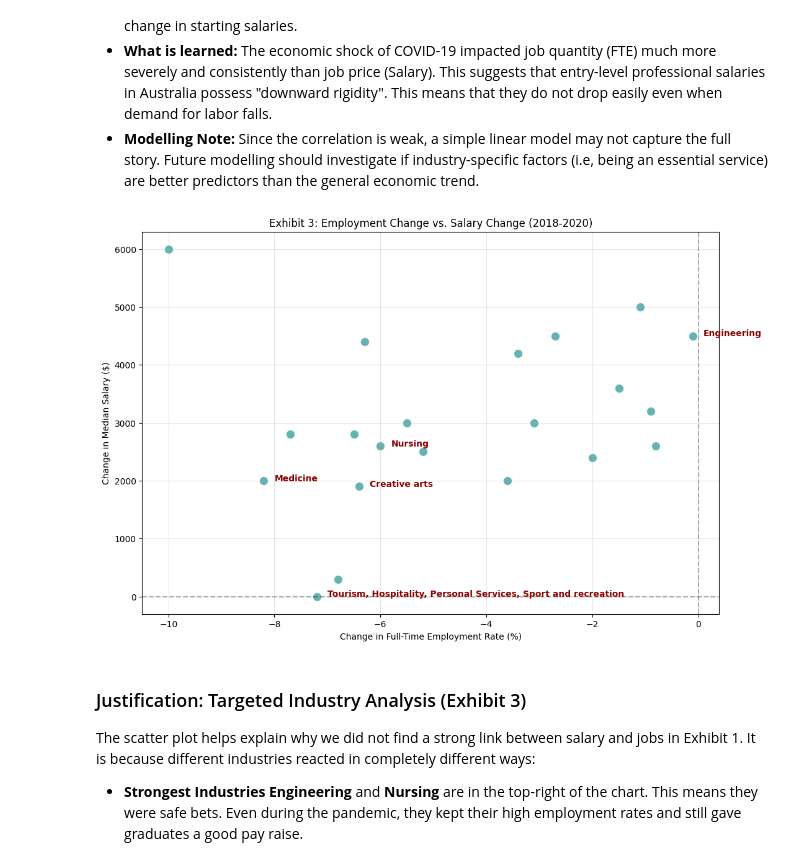
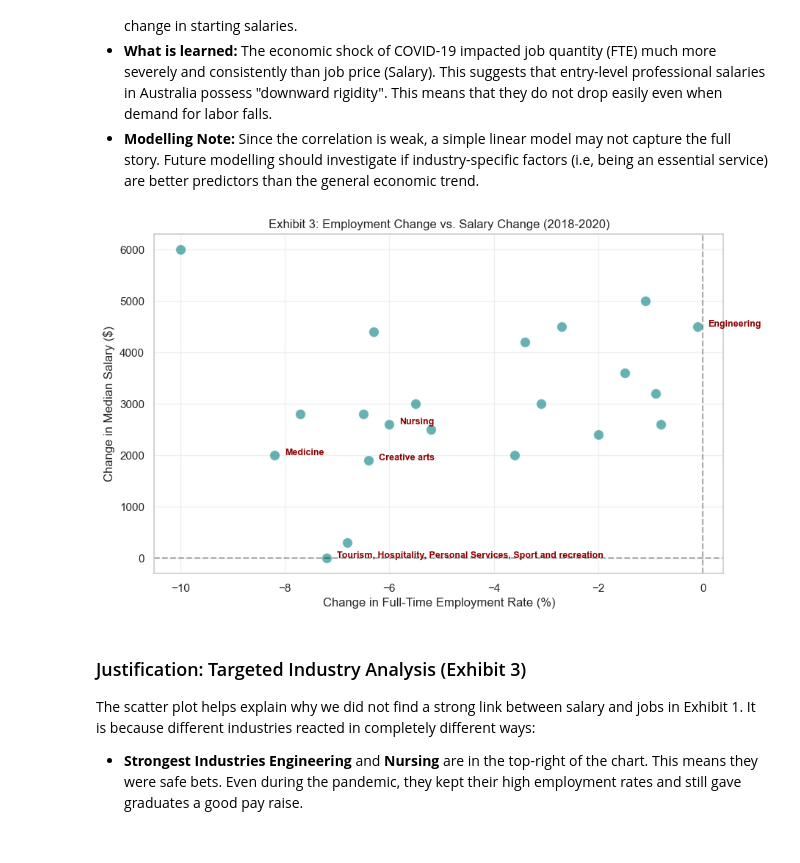
Before and after one commit to atikahtajarimim/ecc3479-project, a Jupyter notebook: code/eda_report.ipynb, the cells around one changed output. Cells and saved outputs as stored; diff of their text form; code cells hidden in the pictures.

```diff
--- a/code/eda_report.ipynb
+++ b/code/eda_report.ipynb
@@ -7,20 +7,25 @@ import matplotlib.pyplot as plt
 import seaborn as sns
 from pathlib import Path
 
-# 1. Configuration & Pathing (Makes it reproducible)
+# 1. Setup & Styling
+sns.set_theme(style="whitegrid")
 DATA_PATH = Path("..") / "data" / "clean" / "final_pandemic_research_data.csv"
 
-# 2. Loading and standardizing the Dataset
+# 2. Data Loading & Cleaning
 df = pd.read_csv(DATA_PATH)
 
-# Remove the 'All study areas' and 'Standard deviation'
-# This ensures consistency across all charts
-excluded_rows = ['All', 'Standard deviation']
-df_analysis = df[~df['Study_Area'].isin(excluded_rows)].copy()
+# Remove summary rows to focus on the 21 unique study areas
+# Using a flexible filter to catch 'All' or 'All study areas'
+df_analysis = df[~df['Study_Area'].str.contains('All|Standard deviation', na=False)].copy()
 
-# Ensure numeric types
-df_analysis['FTE_Diff'] = pd.to_numeric(df_analysis['FTE_Diff'])
-df_analysis['Salary_Diff'] = pd.to_numeric(df_analysis['Salary_Diff'])
+# Helper function to ensure numeric conversion is safe (handles %, commas, etc.)
+def safe_numeric(series):
+    return pd.to_numeric(series.astype(str).str.replace('%', '').str.replace(',', ''), errors='coerce')
+
+df_analysis['FTE_Diff'] = safe_numeric(df_analysis['FTE_Diff'])
+df_analysis['Salary_Diff'] = safe_numeric(df_analysis['Salary_Diff'])
+df_analysis['FTE_18'] = safe_numeric(df_analysis['FTE_18'])
+df_analysis['FTE_20'] = safe_numeric(df_analysis['FTE_20'])
 
 print(f"Dataset loaded successfully with {len(df_analysis)} study areas.")
 # %% [output]
@@ -93,33 +101,33 @@ This correlation matrix tests for a "first-order effect" between the economic do
 - **Modelling Note:** Since the correlation is weak, a simple linear model may not capture the full story. Future modelling should investigate if industry-specific factors (i.e, being an essential service) are better predictors than the general economic trend.
 # %%
 # 3. Targeted Impact Analysis: Salary vs Employment Change
-plt.figure(figsize=(12, 8))
+plt.figure(figsize=(10, 6))
 
 # Create the scatter plot using our cleaned analysis data
 # FIX: Changed 'FTE_diff' to 'FTE_Diff' (Capital D)
 sns.scatterplot(data=df_analysis, x='FTE_Diff', y='Salary_Diff', s=100, color='teal', alpha=0.6)
 
 # Add a horizontal and vertical line at 0 to show the 'Quadrant of Impact'
 plt.axhline(0, color='black', linestyle='--', alpha=0.3)
 plt.axvline(0, color='black', linestyle='--', alpha=0.3)
 
 # Highlight and label our targets + comparative extremes
 targets = ['Engineering', 'Nursing', 'Tourism', 'Medicine', 'Creative arts']
 for i in range(df_analysis.shape[0]):
     area = df_analysis.Study_Area.iloc[i]
     if any(t in area for t in targets):
         # FIX: Ensure we use 'FTE_Diff' and ' darkred'
         plt.text(df_analysis.FTE_Diff.iloc[i] + 0.2,
                  df_analysis.Salary_Diff.iloc[i],
-                 area, fontsize=10, fontweight='bold', color='darkred')
+                 area, fontsize=9, fontweight='bold', color='darkred')
 
 plt.title("Exhibit 3: Employment Change vs. Salary Change (2018-2020)")
 plt.xlabel("Change in Full-Time Employment Rate (%)")
 plt.ylabel("Change in Median Salary ($)")
 plt.grid(True, alpha=0.3)
 plt.show()
 # %% [output]
-[figure, old version]
+[figure, new version]
 # %% [markdown]
 ### Justification: Targeted Industry Analysis (Exhibit 3)
 The scatter plot helps explain why we did not find a strong link between salary and jobs in Exhibit 1. It is because different industries reacted in completely different ways:
```
Also changed, not shown: parts of 4 cells of this notebook.
